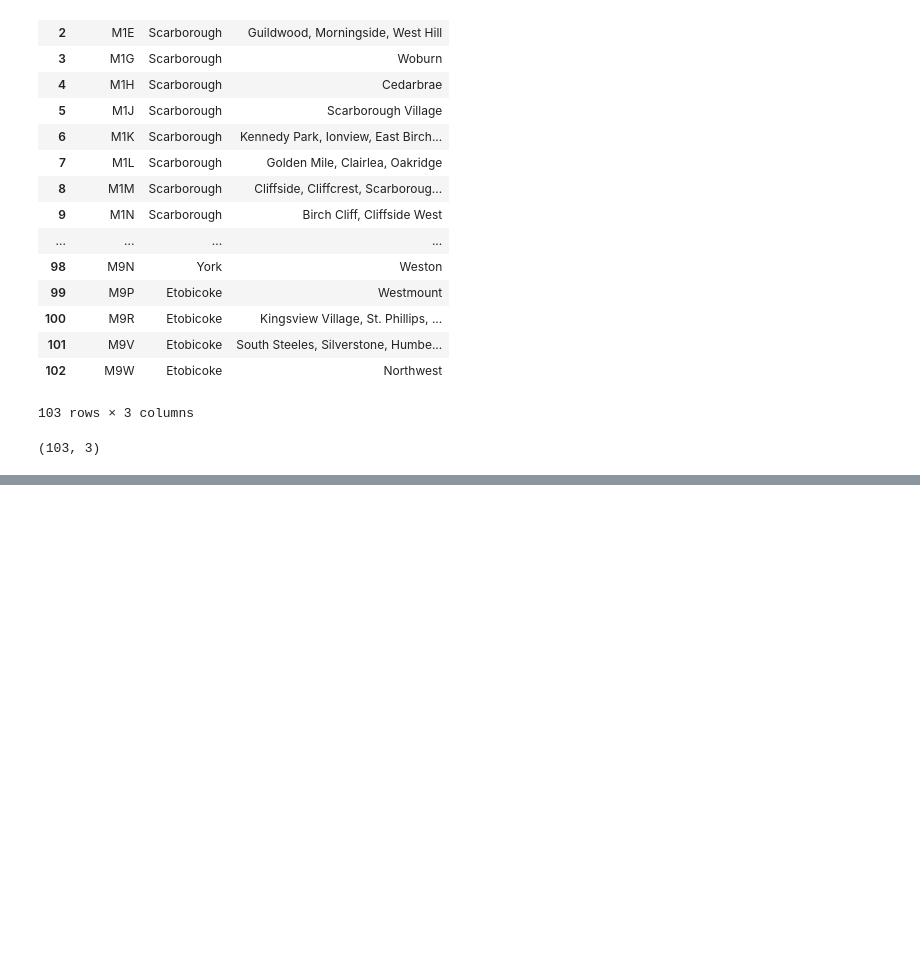
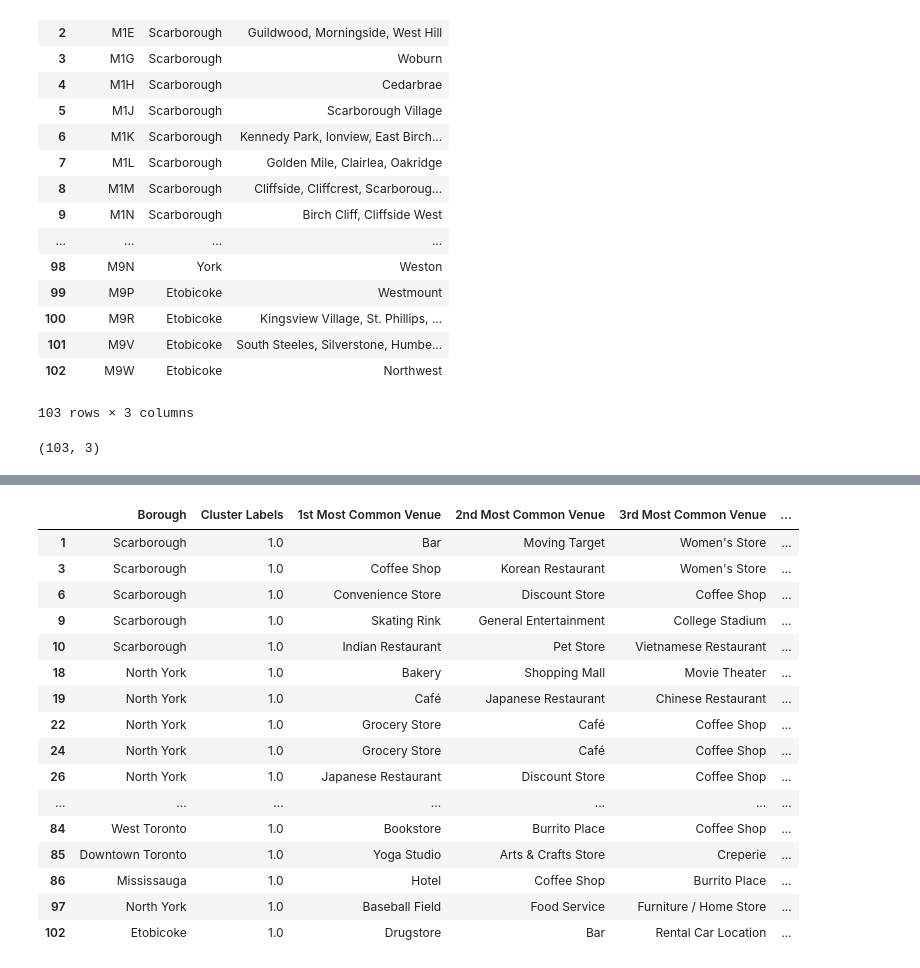
Before and after one commit to raghunath143/Restaurant-Neighborhood-Analysis-in-ML, a Jupyter notebook: Segmentation project.ipynb, the cells around one changed output, grey strips where cells are left out. Drawn from its saved outputs; the diff is of its cells as text; code cells hidden in the pictures; blank space fills up the shorter version.

```diff
--- a/Segmentation project.ipynb
+++ b/Segmentation project.ipynb
@@ -114,0 +358,6 @@ df_toronto.shape
+# %%
+def return_most_common_venues(row, num_top_venues):
+    row_categories = row.iloc[1:]
+    row_categories_sorted = row_categories.sort_values(ascending=False)
+
+    return row_categories_sorted.index.values[0:num_top_venues]
@@ -114,0 +437,2 @@ df_toronto.shape
+# %%
+toronto_merged=toronto_merged.dropna()
@@ -114,0 +465,20 @@ df_toronto.shape
+# %%
+toronto_merged.loc[toronto_merged['Cluster Labels'] == 1, toronto_merged.columns[[1] + list(range(5, toronto_merged.shape[1]))]]
+# %% [output]
+|  | Borough | Cluster Labels | 1st Most Common Venue | 2nd Most Common Venue | 3rd Most Common Venue | ... |
+| 1 | Scarborough | 1.0 | Bar | Moving Target | Women's Store | ... |
+| 3 | Scarborough | 1.0 | Coffee Shop | Korean Restaurant | Women's Store | ... |
+| 6 | Scarborough | 1.0 | Convenience Store | Discount Store | Coffee Shop | ... |
+| 9 | Scarborough | 1.0 | Skating Rink | General Entertainment | College Stadium | ... |
+| 10 | Scarborough | 1.0 | Indian Restaurant | Pet Store | Vietnamese Restaurant | ... |
+| 18 | North York | 1.0 | Bakery | Shopping Mall | Movie Theater | ... |
+| 19 | North York | 1.0 | Café | Japanese Restaurant | Chinese Restaurant | ... |
+| 22 | North York | 1.0 | Grocery Store | Café | Coffee Shop | ... |
+| 24 | North York | 1.0 | Grocery Store | Café | Coffee Shop | ... |
+| 26 | North York | 1.0 | Japanese Restaurant | Discount Store | Coffee Shop | ... |
+| ... | ... | ... | ... | ... | ... | ... |
+| 84 | West Toronto | 1.0 | Bookstore | Burrito Place | Coffee Shop | ... |
+| 85 | Downtown Toronto | 1.0 | Yoga Studio | Arts & Crafts Store | Creperie | ... |
+| 86 | Mississauga | 1.0 | Hotel | Coffee Shop | Burrito Place | ... |
+| 97 | North York | 1.0 | Baseball Field | Food Service | Furniture / Home Store | ... |
+| 102 | Etobicoke | 1.0 | Drugstore | Bar | Rental Car Location | ... |
```
Also changed, not shown: parts of 24 cells of this notebook.
